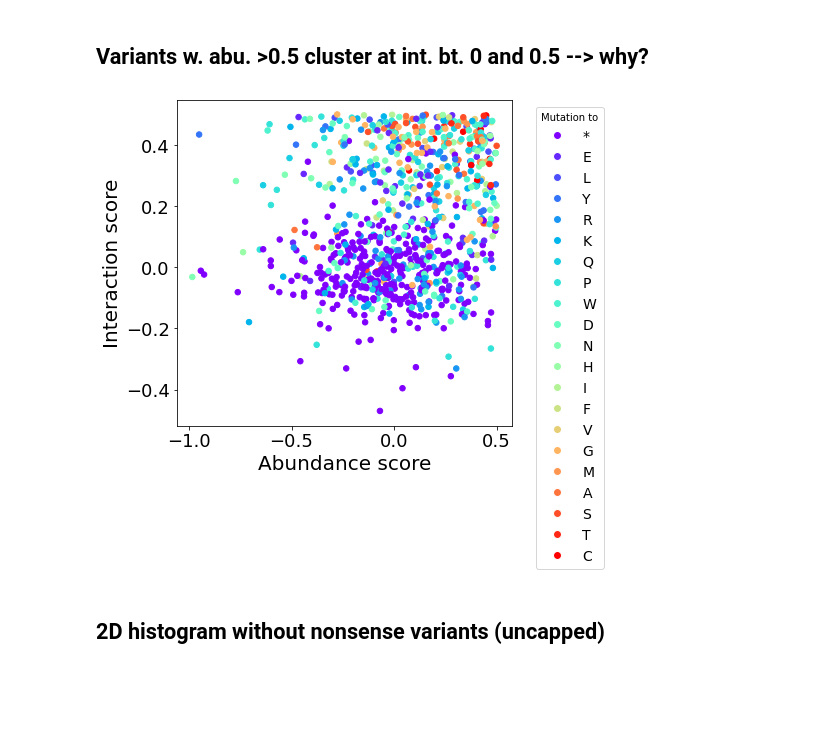
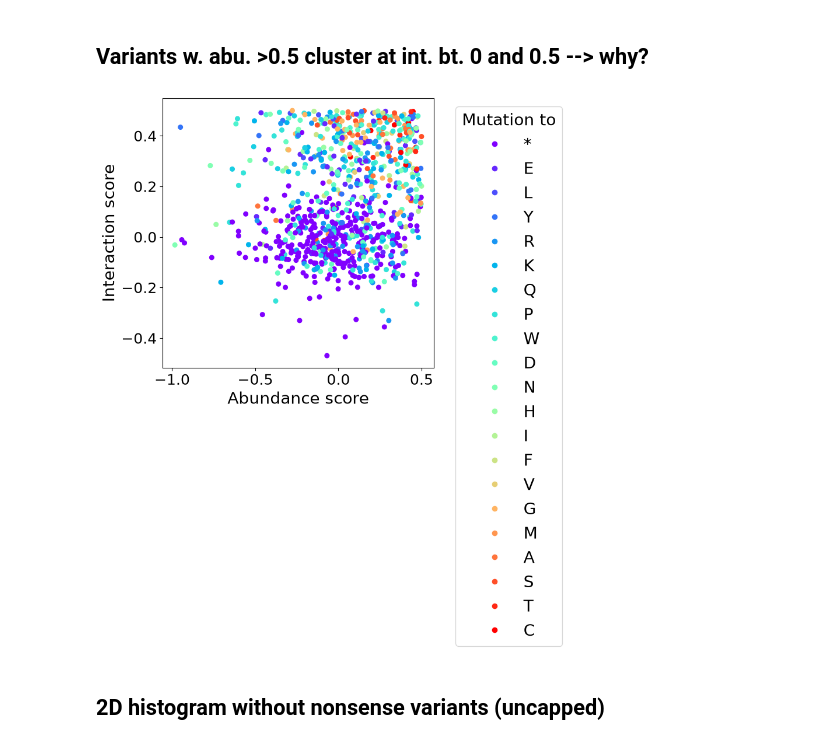
Before and after one commit to KULL-Centre/_2025_Gersing_GCKinteraction, a Jupyter notebook: GCK_interaction_notebook.ipynb, the cells around one changed output. Cells and saved outputs as stored; diff of their text form; code cells hidden in the pictures; blank space fills up the shorter version.

```diff
--- a/GCK_interaction_notebook.ipynb
+++ b/GCK_interaction_notebook.ipynb
@@ -35,10 +48,11 @@ warnings.filterwarnings('ignore')
 # %% [markdown]
 # Functions
 # %%
-mpl.rcParams['xtick.labelsize'] = 14
-mpl.rcParams['ytick.labelsize'] = 14
-mpl.rcParams['axes.labelsize']  = 16
-mpl.rcParams['legend.fontsize'] = 14
+mpl.rcParams['xtick.labelsize'] = 20
+mpl.rcParams['ytick.labelsize'] = 20
+mpl.rcParams['axes.labelsize']  = 20
+mpl.rcParams['legend.fontsize'] = 20
+mpl.rcParams['font.size']       = 20
 # %%
 def remove_WT_score(score,WT_seq):
     for i in range(len(WT_seq)):
@@ -889,30 +761,30 @@ low_abu_int = split_hgvs_pro(low_abu_int)
 # %%
 # Map categorical 'aa_var' values to numbers
 unique_categories = low_abu_int['aa_var'].unique()
 category_to_number = {cat: i for i, cat in enumerate(unique_categories)}
 low_abu_int['aa_var_numeric'] = low_abu_int['aa_var'].map(category_to_number)
 
 # Create a colormap for categorical variables
-cmap = plt.cm.get_cmap('rainbow', len(unique_categories))
+cmap = plt.colormaps.get_cmap('rainbow').resampled(len(unique_categories))
 
 # Create figure and axis
 fig, ax1 = plt.subplots(figsize=(6, 6))
 
 # Scatter plot colored by 'aa_var'
 sc1 = ax1.scatter(low_abu_int['score_abundance'], low_abu_int['score_interaction'],
                   s=30, c=low_abu_int['aa_var_numeric'], cmap=cmap)
 
 ax1.set_xlabel('Abundance score')
 ax1.set_ylabel('Interaction score')
 
 # Create a legend for categorical coloring
 handles = [plt.Line2D([0], [0], marker='o', color='w', markerfacecolor=cmap(i), markersize=8)
            for i in range(len(unique_categories))]
 ax1.legend(handles, unique_categories, title="Mutation to", loc="upper left", bbox_to_anchor=(1.05, 1))
 
 plt.savefig('output/clustering_nonsense.png',dpi=600, facecolor='w',bbox_inches='tight')
 # %% [output]
-[figure, old version]
+[figure, new version]
 # %% [markdown]
 ## 2D histogram without nonsense variants (uncapped)
 # %%
```
Also changed, not shown: parts of 169 cells of this notebook, 1 other file.
